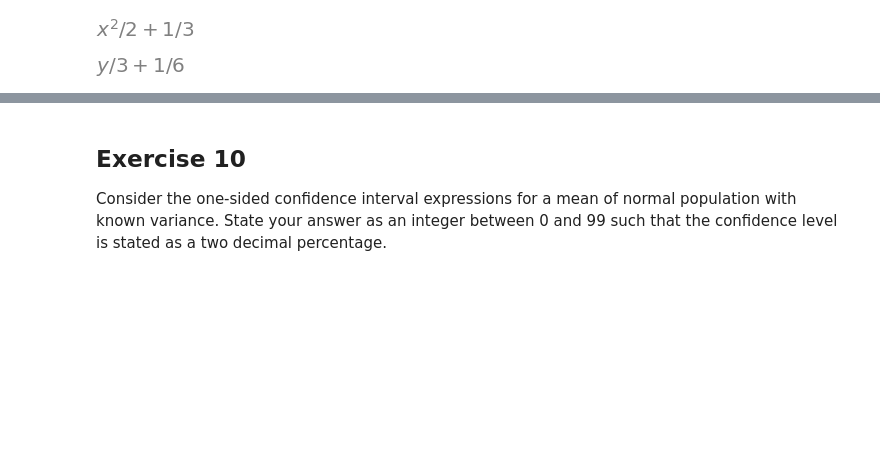
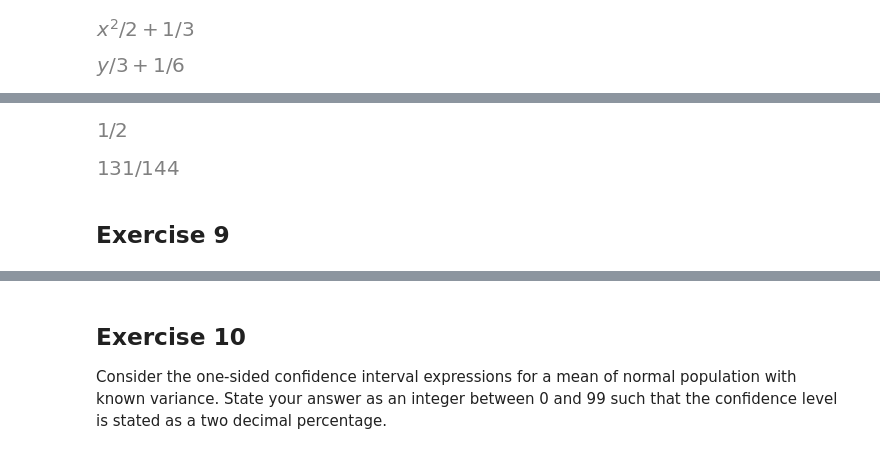
Before and after one commit to nickcernean/SMP_Exercises, a Jupyter notebook: Exam_Sessions/WiseflowExam4_10.ipynb, the cells around one changed output, grey strips where cells are left out. Drawn from its saved outputs; the diff is of its cells as text; code cells hidden in the pictures; blank space fills up the shorter version.

```diff
--- a/Exam_Sessions/WiseflowExam4_10.ipynb
+++ b/Exam_Sessions/WiseflowExam4_10.ipynb
@@ -243,0 +260,30 @@ display(probability)
+# %%
+## d
+## given: PX_AND_PY/ PY
+f_x_y = R(1,4)*x**2 + R(1,6)*y
+
+
+py = sp.integrate(f_x_y, (y, 0, 1),(x, -1, 1))
+
+px_and_py = sp.integrate(f_x_y, (y, 0, 1),(x, 0, 1))
+
+result = px_and_py/py
+display(result)
+# %% [output]
+[figure, added]
+# %%
+## 3
+## given: X+Y >0
+f_x_y = R(1,4)*x**2 + R(1,6)*y
+
+
+p1 = sp.integrate(f_x_y, (y, 0, 2),(x, 0, 1))
+
+p2 = sp.integrate(f_x_y, (y, -x, 2),(x, -1, 0))
+
+result = p1+p2
+display(result)
+# %% [output]
+[figure, added]
+# %% [markdown]
+## Exercise 9
```
Also changed, not shown: parts of 10 cells of this notebook, 5 other files.
